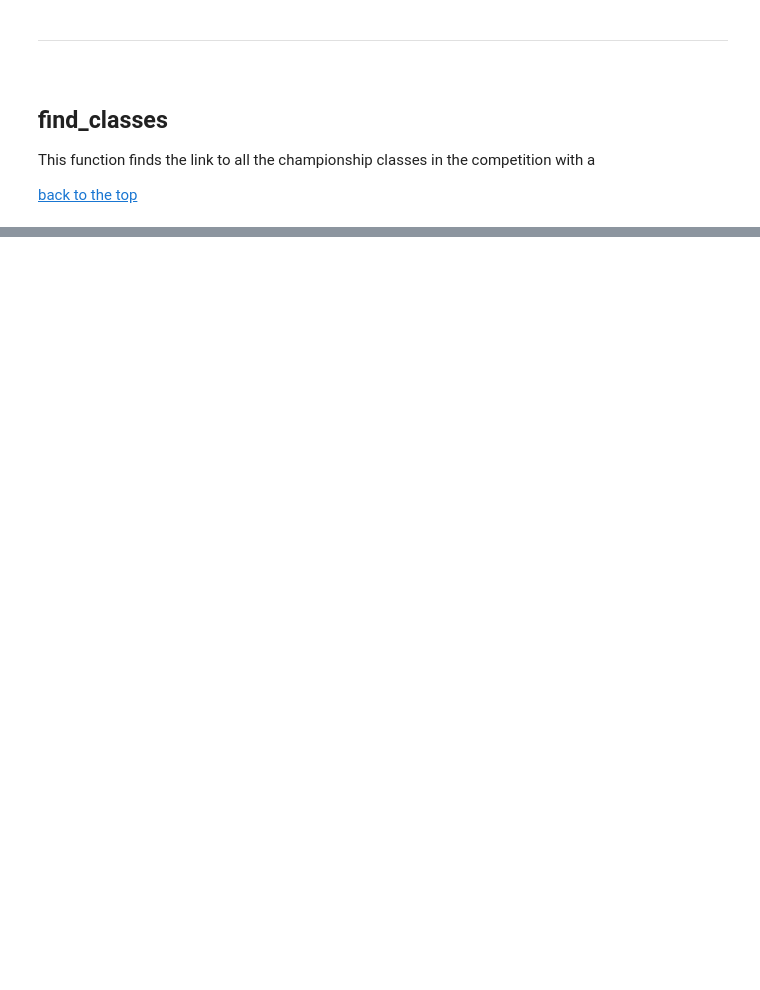
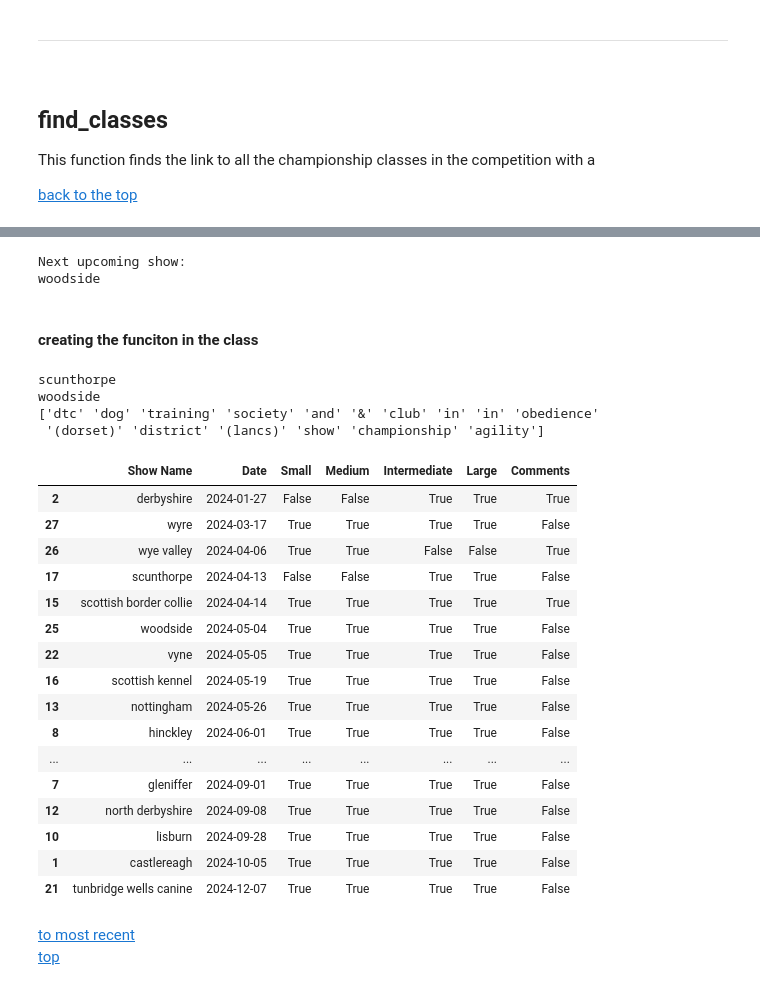
Before and after one commit to RoryTidmarsh/Championship-Finals, a Jupyter notebook: workings.ipynb, the cells around one changed output, grey strips where cells are left out. Drawn from its saved outputs; the diff is of its cells as text; code cells hidden in the pictures; blank space fills up the shorter version.

Commit message:
Addition of a database with all the KC shows on it.

```diff
--- a/workings.ipynb
+++ b/workings.ipynb
@@ -302,0 +441,25 @@ for event in soup:
+# %%
+# Read the CSV file into a DataFrame
+shows_df = pd.read_csv("Champ shows lowercase.csv", index_col=0)
+shows_df['Date'] = pd.to_datetime(shows_df['Date'])
+
+# Get the current date as a pandas Timestamp object
+current_date = pd.Timestamp(datetime.now().date())
+
+# Filter the DataFrame to include only shows after the current date
+upcoming_shows = shows_df[shows_df['Date'] > current_date]
+
+# If there are no upcoming shows, raise an error
+if upcoming_shows.empty:
+    raise ValueError("No upcoming shows found in the dataframe.")
+
+# Otherwise, select the next upcoming show
+next_show = upcoming_shows.iloc[0]
+
+print("Next upcoming show:")
+print(next_show['Show Name'])
+# %% [output]
+Next upcoming show:
+woodside
+# %% [markdown]
+#### creating the funciton in the class
@@ -302,0 +591,33 @@ for event in soup:
+# %%
+show = chp.champ_placement()
+print(show.last_show)
+print(show.next_show)
+print(show.removed_words)
+
+show.shows_df
+# %% [output]
+scunthorpe
+woodside
+['dtc' 'dog' 'training' 'society' 'and' '&' 'club' 'in' 'in' 'obedience'
+ '(dorset)' 'district' '(lancs)' 'show' 'championship' 'agility']
+|  | Show Name | Date | Small | Medium | Intermediate | Large | Comments |
+| 2 | derbyshire | 2024-01-27 | False | False | True | True | True |
+| 27 | wyre | 2024-03-17 | True | True | True | True | False |
+| 26 | wye valley | 2024-04-06 | True | True | False | False | True |
+| 17 | scunthorpe | 2024-04-13 | False | False | True | True | False |
+| 15 | scottish border collie | 2024-04-14 | True | True | True | True | True |
+| 25 | woodside | 2024-05-04 | True | True | True | True | False |
+| 22 | vyne | 2024-05-05 | True | True | True | True | False |
+| 16 | scottish kennel | 2024-05-19 | True | True | True | True | False |
+| 13 | nottingham | 2024-05-26 | True | True | True | True | False |
+| 8 | hinckley | 2024-06-01 | True | True | True | True | False |
+| ... | ... | ... | ... | ... | ... | ... | ... |
+| 7 | gleniffer | 2024-09-01 | True | True | True | True | False |
+| 12 | north derbyshire | 2024-09-08 | True | True | True | True | False |
+| 10 | lisburn | 2024-09-28 | True | True | True | True | False |
+| 1 | castlereagh | 2024-10-05 | True | True | True | True | False |
+| 21 | tunbridge wells canine | 2024-12-07 | True | True | True | True | False |
+# %% [markdown]
+<a id="searching"></a>
+[to most recent](#load_most_recent) <br>
+[top](#top)
```
Also changed, not shown: parts of 19 cells of this notebook, 3 other files.
